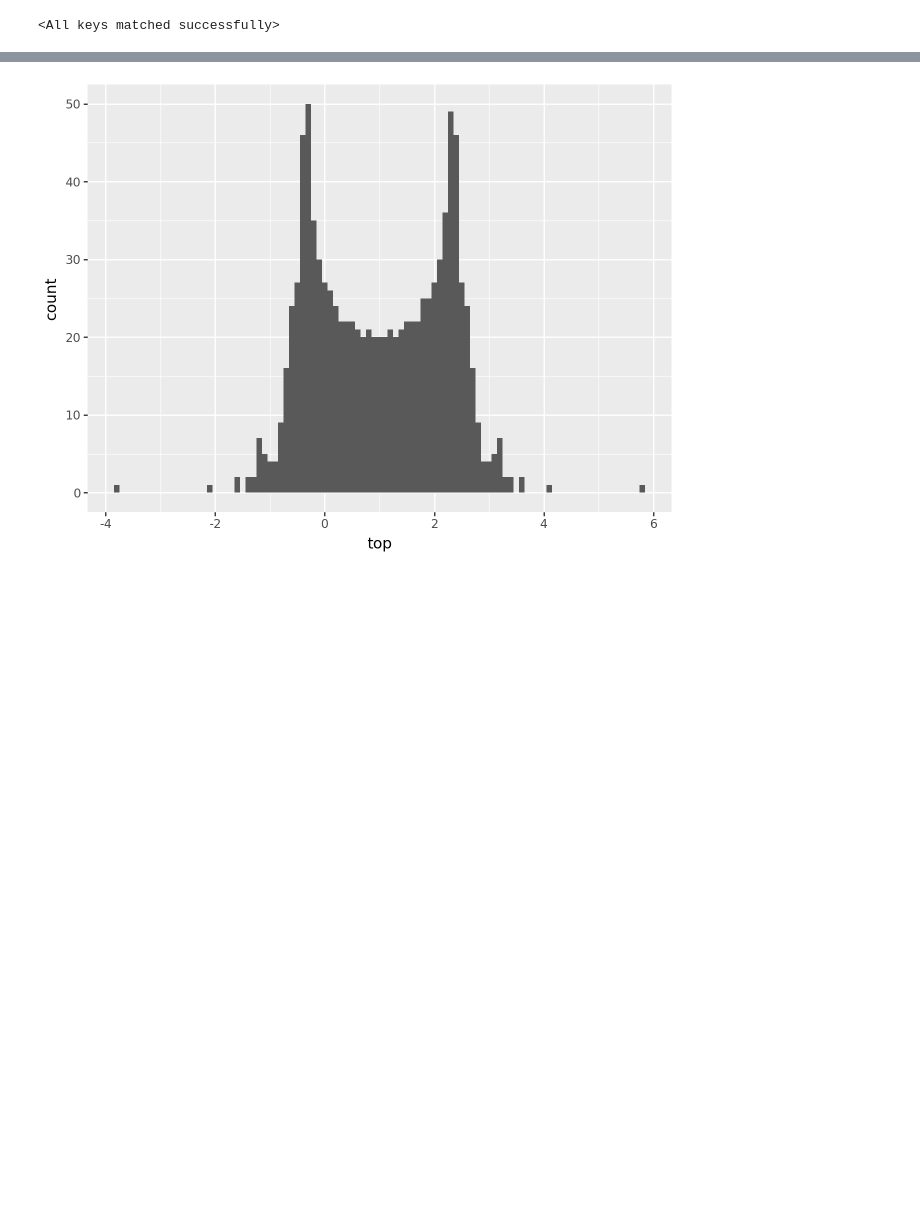
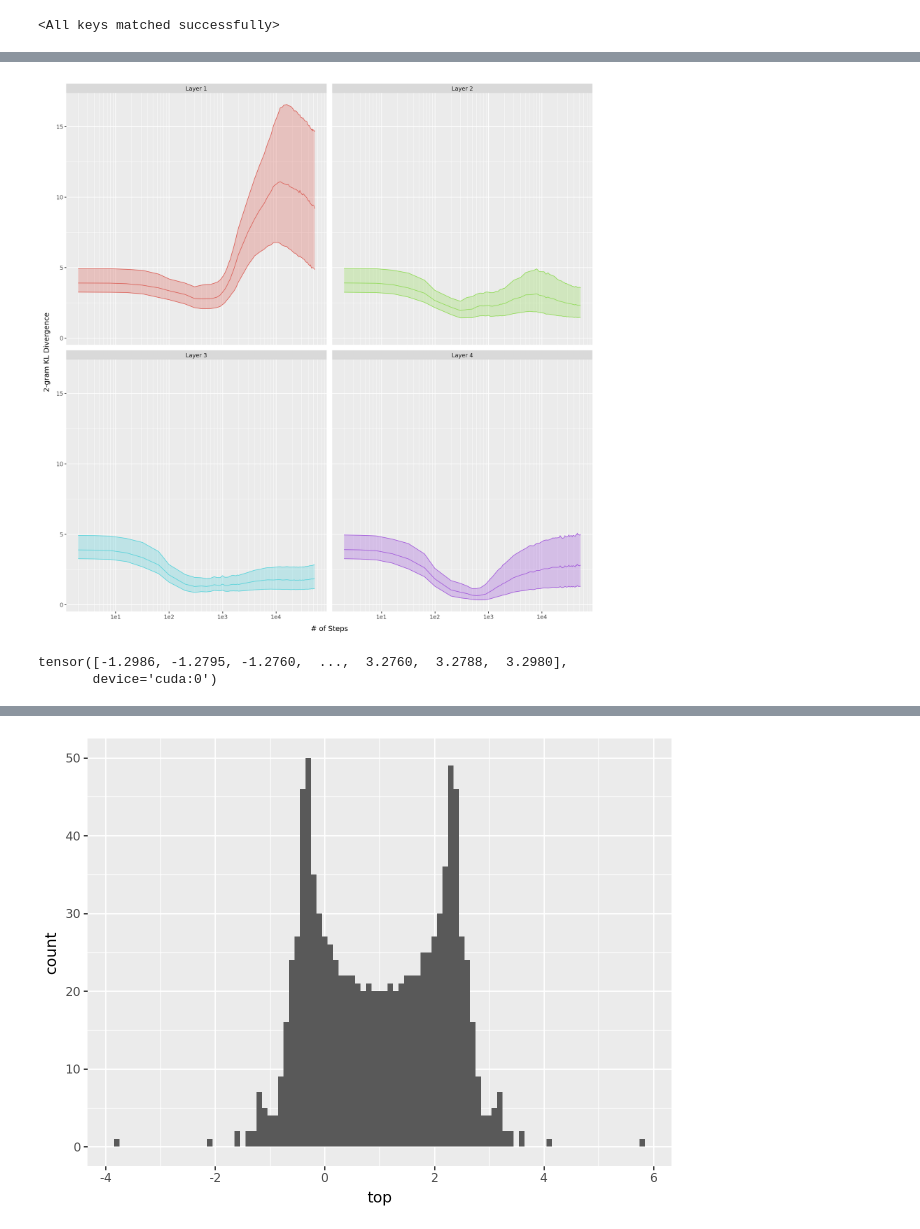
Before and after one commit to dashstander/ngram-markov, a Jupyter notebook: spectral.ipynb, the cells around one changed output, grey strips where cells are left out. Drawn from its saved outputs; the diff is of its cells as text; code cells hidden in the pictures; blank space fills up the shorter version.

```diff
--- a/spectral.ipynb
+++ b/spectral.ipynb
@@ -442,0 +483,2 @@ def get_batch(split):
+# %%
+ngram_data4 = {n : pl.scan_parquet(f'kl_divs/layers4/{n}gram_kl_layers.parquet') for n in range(1, 17)}
@@ -442,0 +489,19 @@ def get_batch(split):
+# %%
+
+df = (
+    ngram_data4[3]
+    .group_by(['layers', 'steps'])
+    .agg(
+        kl_mean = pl.col('value').mean(),
+        kl_med = pl.col('value').median(),
+        kl_std = pl.col('value').std(),
+        kl10 = pl.col('value').quantile(0.10),
+        kl25 = pl.col('value').quantile(0.25),
+        kl75 = pl.col('value').quantile(0.75),
+        kl90 = pl.col('value').quantile(0.90),
+        kl_min = pl.col('value').min(),
+        kl_max = pl.col('value').max(),
+    )
+    .with_columns(layer_named = 'Layer ' + pl.col('layers'))
+    .collect()
+)
@@ -443,3 +523,18 @@ def get_batch(split):
+# %%
+from plotnine import ggplot, geom_histogram, geom_boxplot, facet_wrap, labs, geom_line, geom_ribbon, scale_x_log10, scale_y_log10, theme
+#layer_kl = estimate_layer_kl(model, 2, 64)
+#bigram_df = pl.DataFrame(layer_kl).melt(variable_name='layer')
+(
+    ggplot(df.filter(pl.col('layers').ne('0')), aes(x='steps', y='kl_med', ymin='kl25', ymax='kl75', fill='layer_named', color='layer_named'))
+    + geom_line(show_legend=False)
+    + geom_ribbon(alpha=0.3, show_legend=False)
+    + scale_x_log10()
+    + facet_wrap('~layer_named')
+    + labs(x = '# of Steps', y = '2-gram KL Divergence')
+    + theme(figure_size = (12, 12))
+)
+# %% [output]
+[figure, added]
 # %%
 adj_mat = torch.from_numpy(
     rx.adjacency_matrix(connected_subgraph, weight_fn= lambda x: float(x))
@@ -452,0 +553,5 @@ eig_df = pl.DataFrame({'top': top_eigvals.squeeze().cpu().numpy()})
+# %%
+eigvals
+# %% [output]
+tensor([-1.2986, -1.2795, -1.2760,  ...,  3.2760,  3.2788,  3.2980],
+       device='cuda:0')
```
Also changed, not shown: parts of 20 cells of this notebook, 3 other files.
